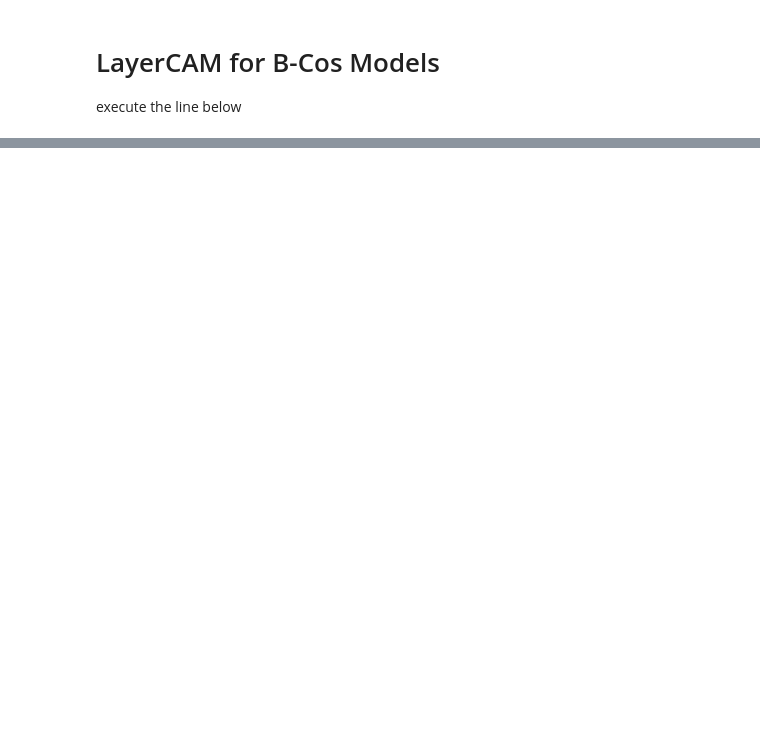
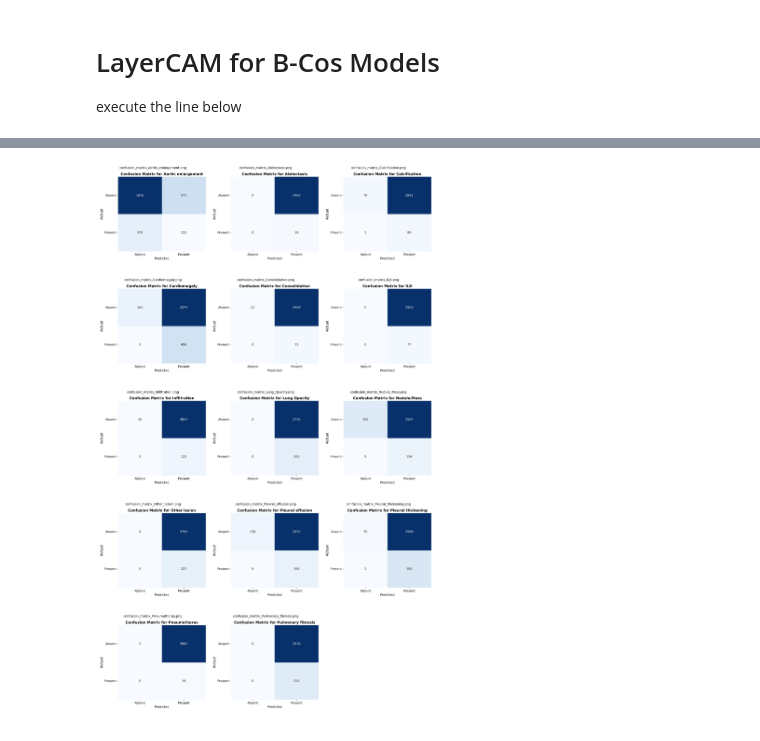
Before and after one commit to mkleinma/Master-Thesis-Medical, a Jupyter notebook: Pneumonia/evaluation/Calculate LayerCAM.ipynb, the cells around one changed output, grey strips where cells are left out. Drawn from its saved outputs; the diff is of its cells as text; code cells hidden in the pictures; blank space fills up the shorter version.

Commit message:
implements additional evaluation notebooks, plotting aspects of the thesis, adjusted some models

```diff
--- a/Pneumonia/evaluation/Calculate LayerCAM.ipynb
+++ b/Pneumonia/evaluation/Calculate LayerCAM.ipynb
@@ -377,0 +839,30 @@ Average LayerCAM Energy-Based Pointing Game Proportion of Correctly Classified I
+# %%
+import os
+from PIL import Image
+import matplotlib.pyplot as plt
+
+folder_path = r'C:\Users\Admin\Downloads\wah'
+
+# Alle passenden Dateien sortiert auflisten
+image_files = sorted([f for f in os.listdir(folder_path) if f.startswith('confusion_matrix_')])[:14]
+
+# Bilder laden
+images = [Image.open(os.path.join(folder_path, f)) for f in image_files]
+
+# Anzahl der Spalten und Reihen berechnen
+cols = 3
+rows = (len(images) + cols - 1) // cols  # Aufrunden
+
+fig, axes = plt.subplots(rows, cols, figsize=(cols * 5, rows * 5))
+
+for idx, ax in enumerate(axes.flat):
+    if idx < len(images):
+        ax.imshow(images[idx])
+        ax.axis('off')
+    else:
+        ax.axis('off')  # Leere Felder ausblenden
+
+plt.tight_layout()
+plt.show()
+# %% [output]
+[figure, added]
```
Also changed, not shown: parts of 4 cells of this notebook, 13 other files.
